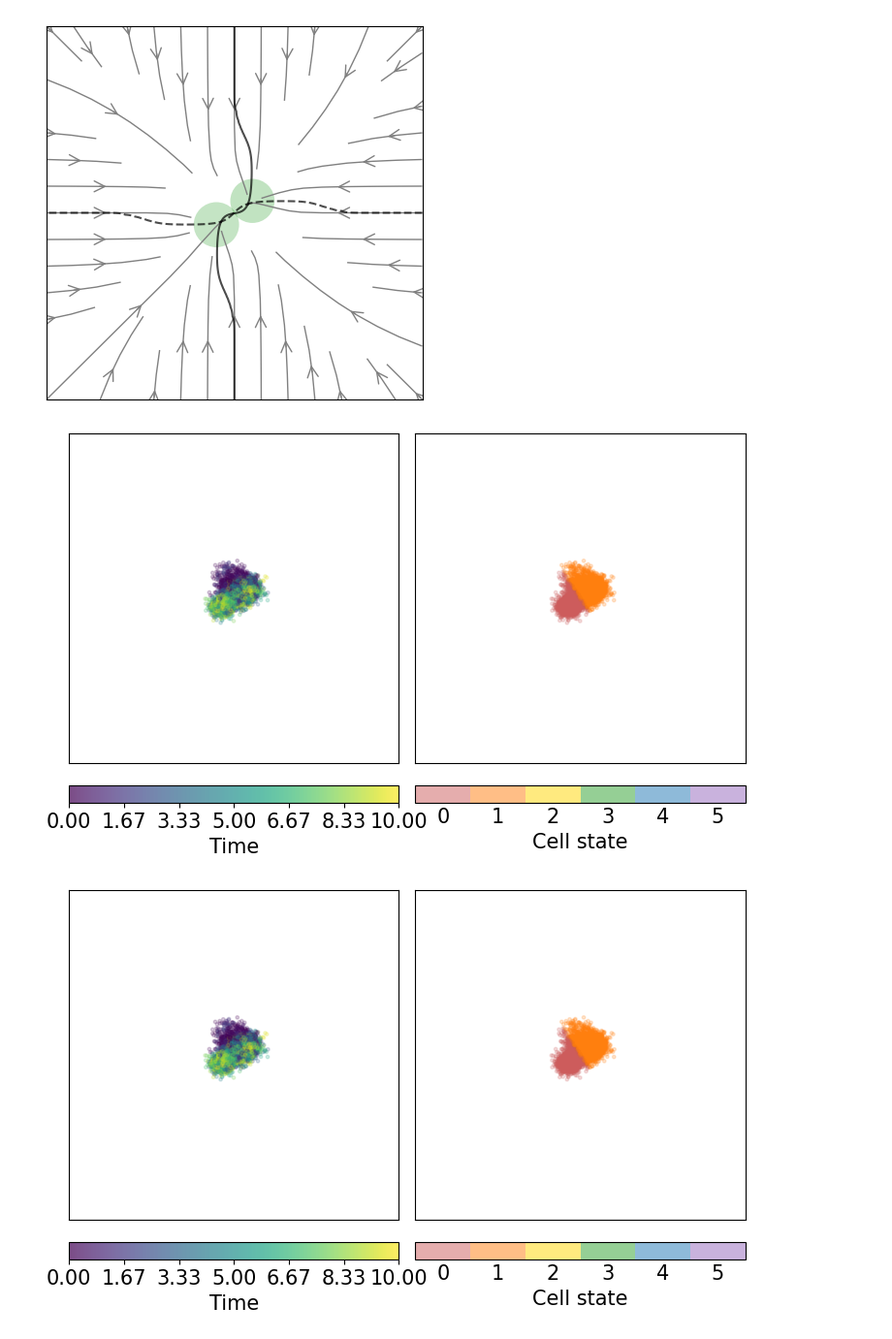
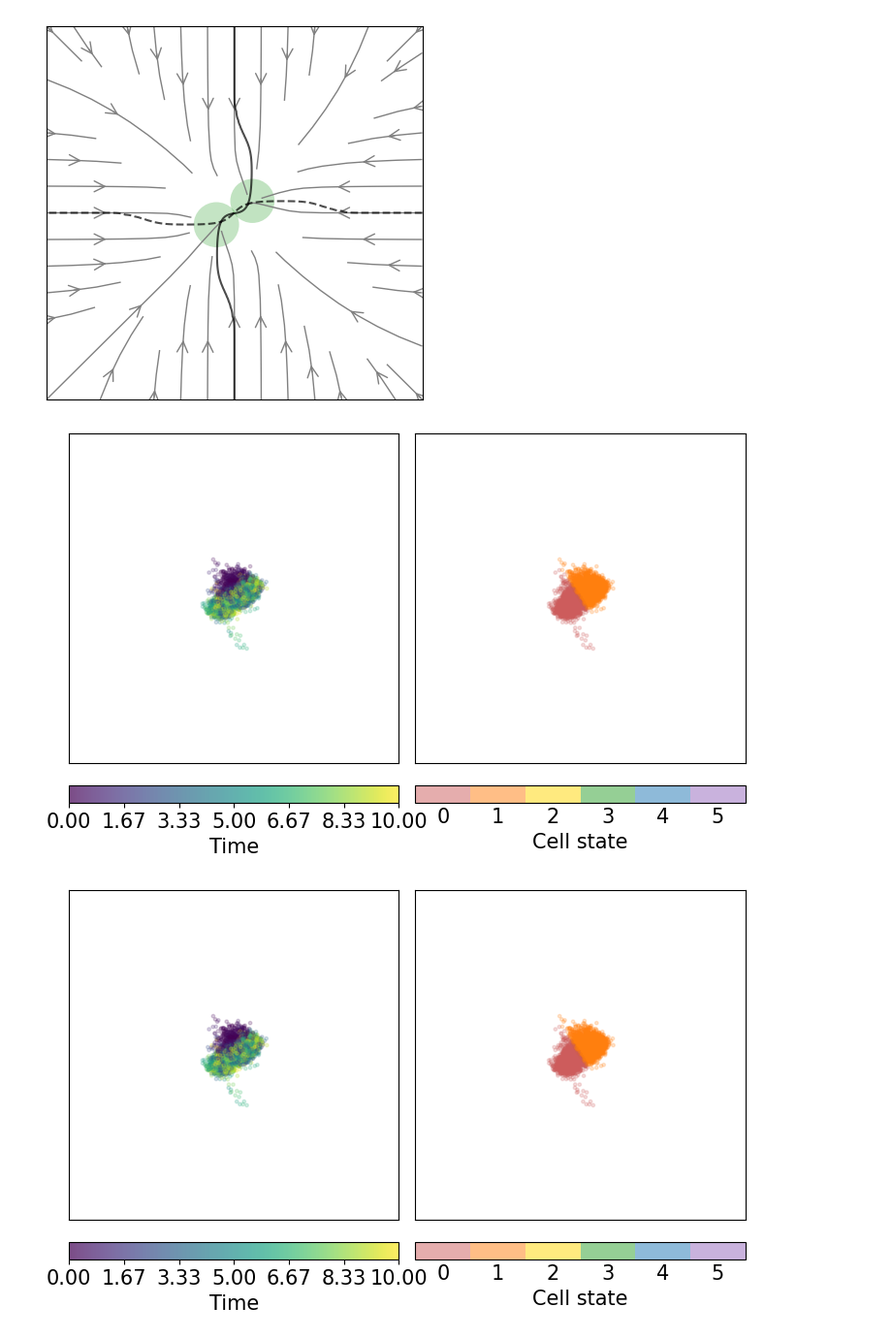
Before and after one commit to victoria-mochulska/evoscape, a Jupyter notebook: examples/example_basics_eric.ipynb, the cells around one changed output. Shown at 97% size. Saved outputs shown, nothing was run; the diff lists cells and outputs as text; code cells hidden in the pictures.

Commit message:
float error fix, init_noise logic fix,save make_movie in temp repo

```diff
--- a/examples/example_basics_eric.ipynb
+++ b/examples/example_basics_eric.ipynb
@@ -53,7 +50,7 @@ print(landscape)
 
 
 #Numerical constants for simulation
-n, init_cond, cell_noise, t0,tf, nt, ndt, noise, lr, steps=200, jnp.array([0.,1.]), 0.5, 0., 10., 51, 50, 0.5, 0.001, 400
+n, init_cond, init_noise, t0,tf, nt, ndt, noise, lr, steps=200, jnp.array([0.,1.]), 0.5, 0., 10., 51, 50, 0.5, 0.001, 400
 
 q_init = jnp.tile(init_cond[:, None], (1, n))
 
@@ -110,7 +107,7 @@ get_and_plot_traj(landscape,t0,tf,nt,L,noise)
 #     landscape,
 #     key,
 #     n,
-#     cell_noise,
+#     init_cell,
 #     t0,
 #     tf,
 #     nt,
@@ -131,7 +128,7 @@ pytree.set_initial_conditions(q_init= q_init)
 #We should depreciate set_regime as It shouldn't have to be set manually
 pytree.set_regime_params(signal_param = signal_param)
 
-pytree.set_simulation(n=n, cell_noise=cell_noise,t0=t0, tf=tf, nt= nt, ndt= ndt, noise=noise)
+pytree.set_simulation(n=n, init_noise=init_noise,t0=t0, tf=tf, nt= nt, ndt= ndt, noise=noise)
 
 pytree.set_state_probs(get_cell_states=get_states)
 
@@ -206,11 +203,11 @@ fig = visualize_landscape(l, xx, yy, regime=0, color_scheme='fp_types')
 [figure]
 # %%
 # Put back the coordinates of the cells at the init_ as the are
-l.init_cells(n,static.init_cond,noise=cell_noise)
+l.init_cells(n,static.init_cond,noise=init_noise)
 get_and_plot_traj(l,t0,tf,nt,L,noise)
 # %% [output]
-[figure, old version]
+[figure, new version]
-[figure, old version]
+[figure, new version]
 # %%
 n_frames = 100
 time_pars = (t0,tf, n_frames)
```
Also changed, not shown: parts of 7 cells of this notebook, 5 other files.
